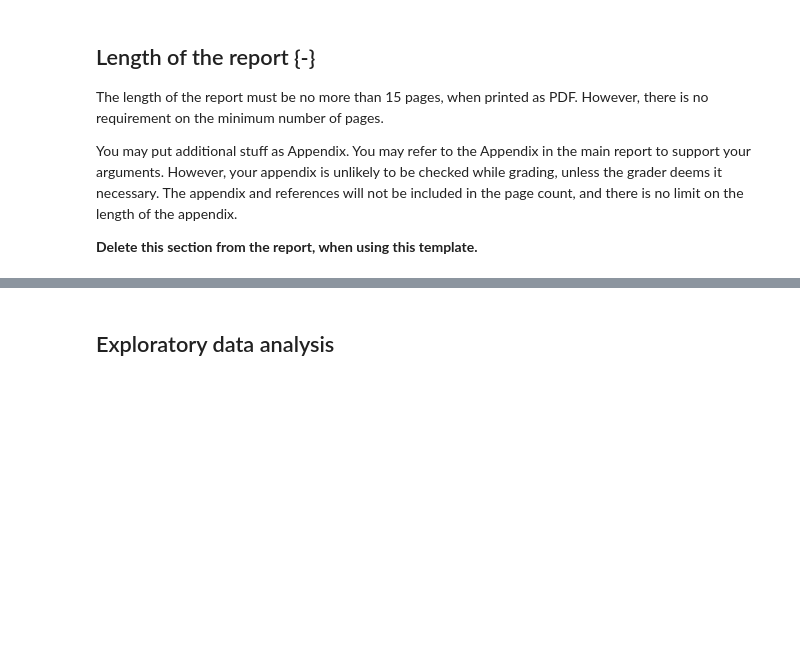
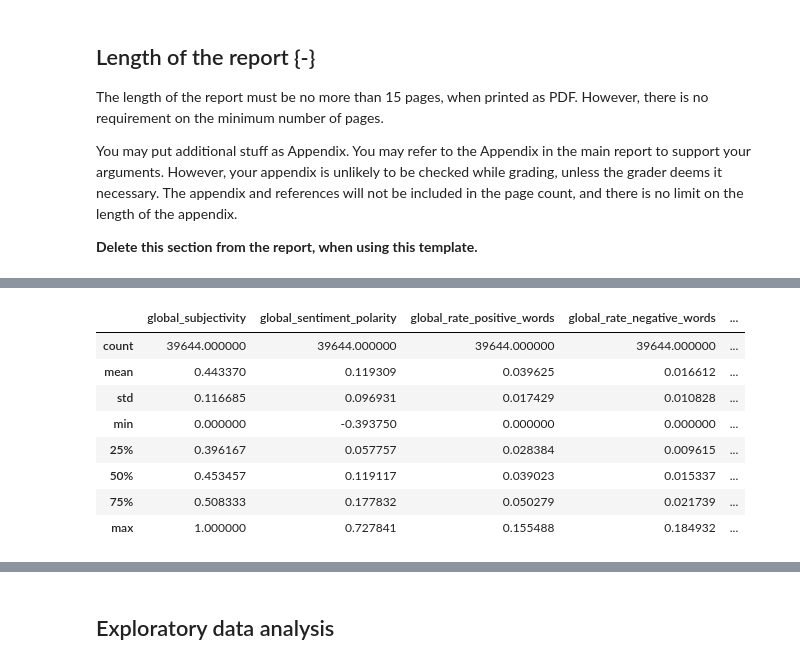
Before and after one commit to danielhe-nu/STAT-303-3-Project, a Jupyter notebook: 3033_project_report.ipynb, the cells around one changed output, grey strips where cells are left out. Cells and saved outputs as stored; diff of their text form; code cells hidden in the pictures; blank space fills up the shorter version.

```diff
--- a/3033_project_report.ipynb
+++ b/3033_project_report.ipynb
@@ -89,0 +171,13 @@ Did you do any data wrangling or data preparation before the data was ready to u
+# %%
+#| echo: false
+data_num.iloc[:,30:40].describe()
+# %% [output]
+|  | global_subjectivity | global_sentiment_polarity | global_rate_positive_words | global_rate_negative_words | ... |
+| count | 39644.000000 | 39644.000000 | 39644.000000 | 39644.000000 | ... |
+| mean | 0.443370 | 0.119309 | 0.039625 | 0.016612 | ... |
+| std | 0.116685 | 0.096931 | 0.017429 | 0.010828 | ... |
+| min | 0.000000 | -0.393750 | 0.000000 | 0.000000 | ... |
+| 25% | 0.396167 | 0.057757 | 0.028384 | 0.009615 | ... |
+| 50% | 0.453457 | 0.119117 | 0.039023 | 0.015337 | ... |
+| 75% | 0.508333 | 0.177832 | 0.050279 | 0.021739 | ... |
+| max | 1.000000 | 0.727841 | 0.155488 | 0.184932 | ... |
```
Also changed, not shown: parts of 76 cells of this notebook.
